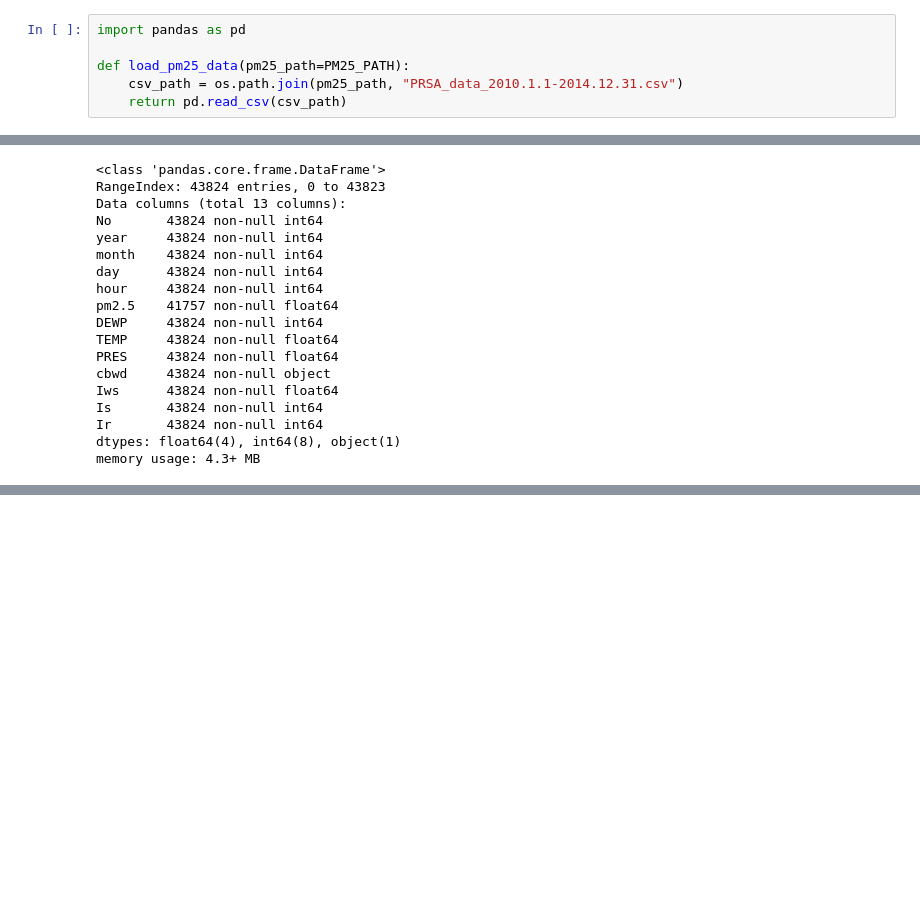
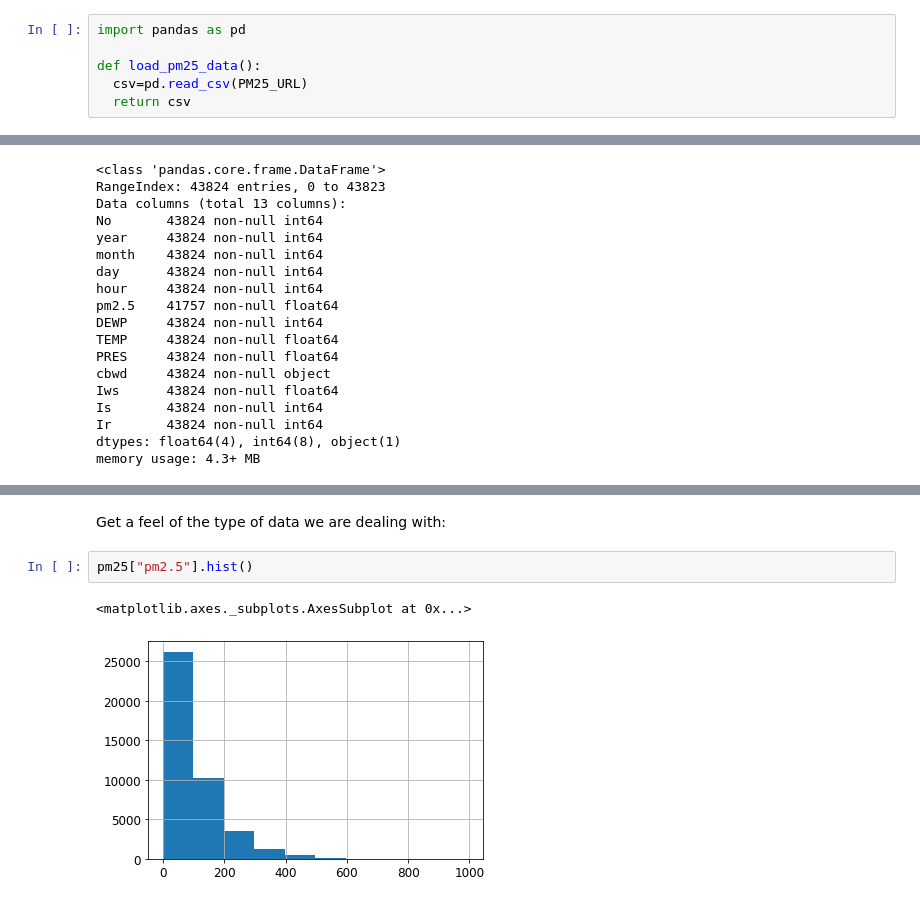
Before and after one commit to abbyWoot/AML, a Jupyter notebook: AML_Project4_JiahuiWu.ipynb, the cells around one changed output, grey strips where cells are left out. Saved outputs shown, nothing was run; the diff lists cells and outputs as text; blank space fills up the shorter version.

```diff
--- a/AML_Project4_JiahuiWu.ipynb
+++ b/AML_Project4_JiahuiWu.ipynb
@@ -53,9 +56,9 @@ PM25_URL = DOWNLOAD_ROOT + "00381/PRSA_data_2010.1.1-2014.12.31.csv"
 # %%
 import pandas as pd
 
-def load_pm25_data(pm25_path=PM25_PATH):
-    csv_path = os.path.join(pm25_path, "PRSA_data_2010.1.1-2014.12.31.csv")
-    return pd.read_csv(csv_path)
+def load_pm25_data():
+  csv=pd.read_csv(PM25_URL)
+  return csv
 # %% [markdown]
 Now let's take a look at the top five rows using the DataFrames' head() method
 # %%
@@ -109,0 +161,7 @@ pm25.describe()
+# %% [markdown]
+Get a feel of the type of data we are dealing with:
+# %%
+pm25["pm2.5"].hist()
+# %% [output]
+<matplotlib.axes._subplots.AxesSubplot at 0x...>
+[figure, added]
```
Also changed, not shown: parts of 66 cells of this notebook.
